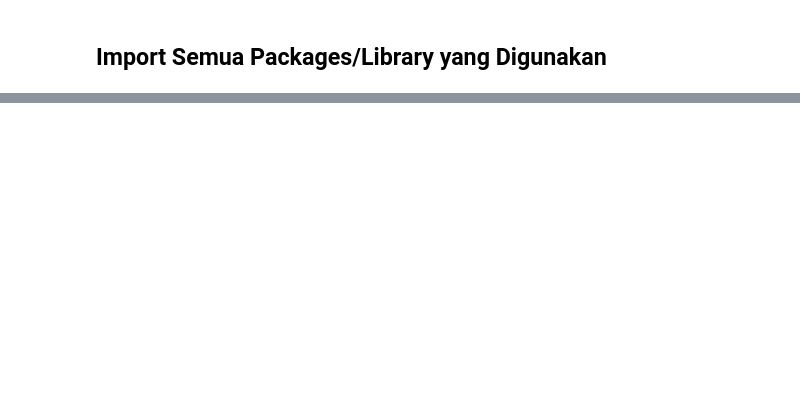
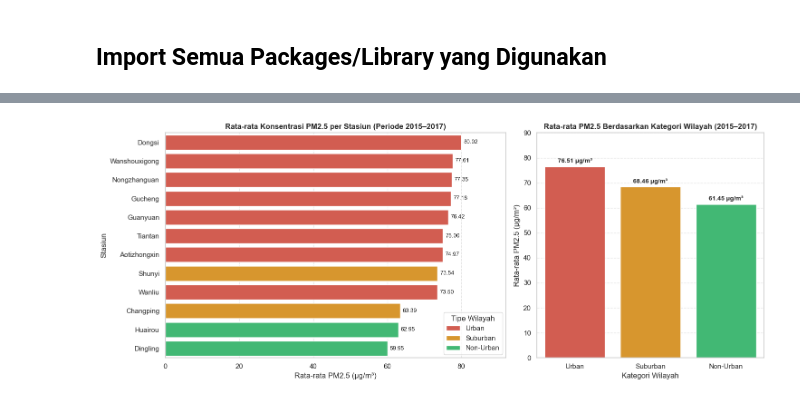
Before and after one commit to bayuadjr/beijing-air-quality-dashboard, a Jupyter notebook: notebook.ipynb, the cells around one changed output, grey strips where cells are left out. Saved outputs shown, nothing was run; the diff lists cells and outputs as text; code cells hidden in the pictures; blank space fills up the shorter version.

```diff
--- a/notebook.ipynb
+++ b/notebook.ipynb
@@ -455,0 +473,52 @@ Berhasil mengekspor main_data.csv dengan 227520 baris!
+# %%
+# Menggunakan df_filtered (Periode 2015-2017) agar selaras dengan cakupan Pertanyaan 1 dan EDA eda_q1
+station_avg = (
+    df_filtered.groupby(['station', 'station_type'])['PM2.5']
+    .mean()
+    .reset_index()
+    .sort_values('PM2.5', ascending=False)
+)
+zone_avg = (
+    df_filtered.groupby('station_type')['PM2.5']
+    .mean()
+    .reset_index()
+    .sort_values('PM2.5', ascending=False)
+)
+
+palette_zone = {'Urban': '#e74c3c', 'Suburban': '#f39c12', 'Non-Urban': '#2ecc71'}
+
+fig, axes = plt.subplots(1, 2, figsize=(15, 6), gridspec_kw={'width_ratios': [3, 2]})
+
+# Subplot 1: Peringkat 12 Stasiun (2015-2017)
+sns.barplot(
+    data=station_avg, x='PM2.5', y='station', hue='station_type',
+    palette=palette_zone, dodge=False, ax=axes[0]
+)
+axes[0].set_title('Rata-rata Konsentrasi PM2.5 per Stasiun (Periode 2015–2017)', fontsize=12, fontweight='bold')
+axes[0].set_xlabel('Rata-rata PM2.5 (µg/m³)')
+axes[0].set_ylabel('Stasiun')
+axes[0].set_xlim(0, 92)
+axes[0].legend(title='Tipe Wilayah', loc='lower right')
+axes[0].grid(axis='x', linestyle='--', alpha=0.5)
+
+for container in axes[0].containers:
+    axes[0].bar_label(container, fmt='%.2f', padding=4, fontsize=9)
+
+# Subplot 2: Rata-rata per Kategori Wilayah (2015-2017)
+sns.barplot(
+    data=zone_avg, x='station_type', y='PM2.5', hue='station_type',
+    palette=palette_zone, legend=False, ax=axes[1]
+)
+axes[1].set_title('Rata-rata PM2.5 Berdasarkan Kategori Wilayah (2015–2017)', fontsize=12, fontweight='bold')
+axes[1].set_xlabel('Kategori Wilayah')
+axes[1].set_ylabel('Rata-rata PM2.5 (µg/m³)')
+axes[1].set_ylim(0, 90)
+axes[1].grid(axis='y', linestyle='--', alpha=0.5)
+
+for container in axes[1].containers:
+    axes[1].bar_label(container, fmt='%.2f µg/m³', padding=4, fontsize=10, fontweight='bold')
+
+plt.tight_layout()
+plt.show()
+# %% [output]
+[figure, added]
```
Also changed, not shown: parts of 75 cells of this notebook, 3 other files.
